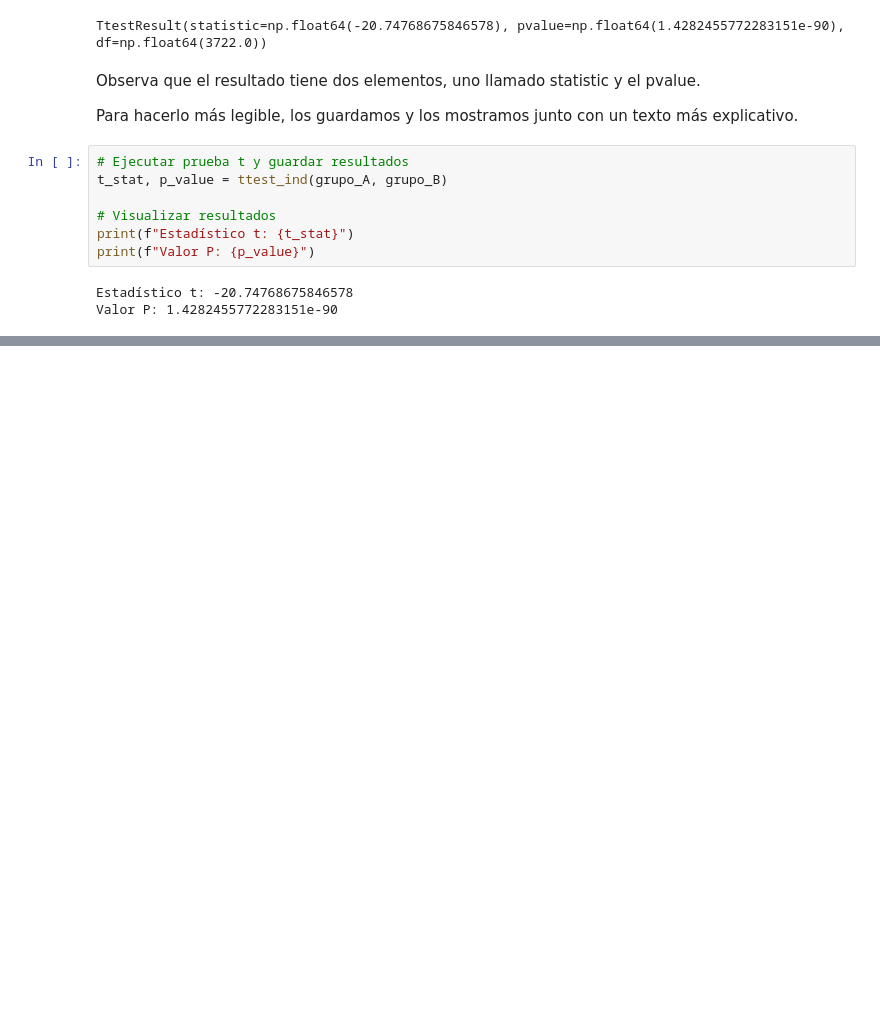
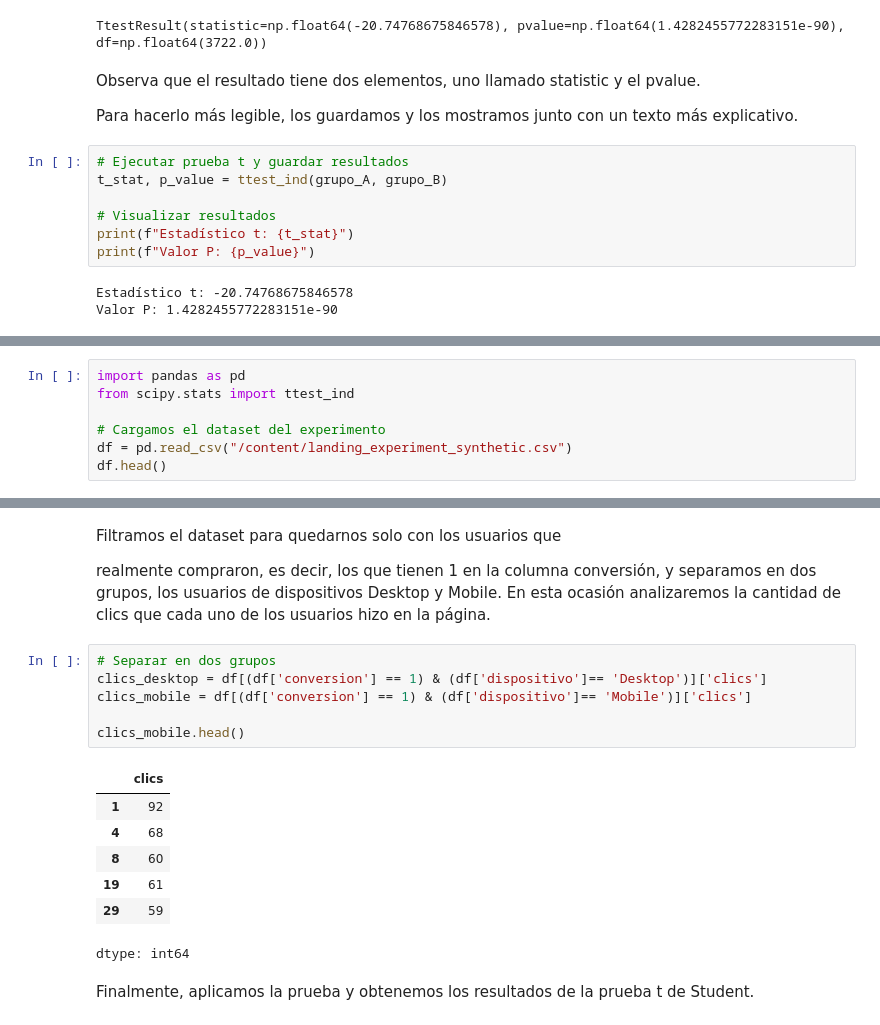
Before and after one commit to camiloch28/landing_experiment_synthetic-analysis, a Jupyter notebook: landing-experiment-analysis.ipynb, the cells around one changed output, grey strips where cells are left out. Saved outputs shown, nothing was run; the diff lists cells and outputs as text; blank space fills up the shorter version.

```diff
--- a/landing-experiment-analysis.ipynb
+++ b/landing-experiment-analysis.ipynb
@@ -82,0 +85,7 @@ Valor P: 1.4282455772283151e-90
+# %%
+import pandas as pd
+from scipy.stats import ttest_ind
+
+# Cargamos el dataset del experimento
+df = pd.read_csv("/content/landing_experiment_synthetic.csv")
+df.head()
@@ -82,0 +99,22 @@ Valor P: 1.4282455772283151e-90
+# %% [markdown]
+Filtramos el dataset para quedarnos solo con los usuarios que
+
+realmente compraron, es decir, los que tienen 1 en la columna conversión,
+y separamos en dos grupos, los usuarios de dispositivos Desktop y Mobile.
+En esta ocasión analizaremos la cantidad de clics que cada uno de los usuarios hizo en la página.
+# %%
+# Separar en dos grupos
+clics_desktop = df[(df['conversion'] == 1) & (df['dispositivo']== 'Desktop')]['clics']
+clics_mobile = df[(df['conversion'] == 1) & (df['dispositivo']== 'Mobile')]['clics']
+
+clics_mobile.head()
+# %% [output]
+|  | clics |
+| 1 | 92 |
+| 4 | 68 |
+| 8 | 60 |
+| 19 | 61 |
+| 29 | 59 |
+dtype: int64
+# %% [markdown]
+Finalmente, aplicamos la prueba y obtenemos los resultados de la prueba t de Student.
```
Also changed, not shown: parts of 24 cells of this notebook.
